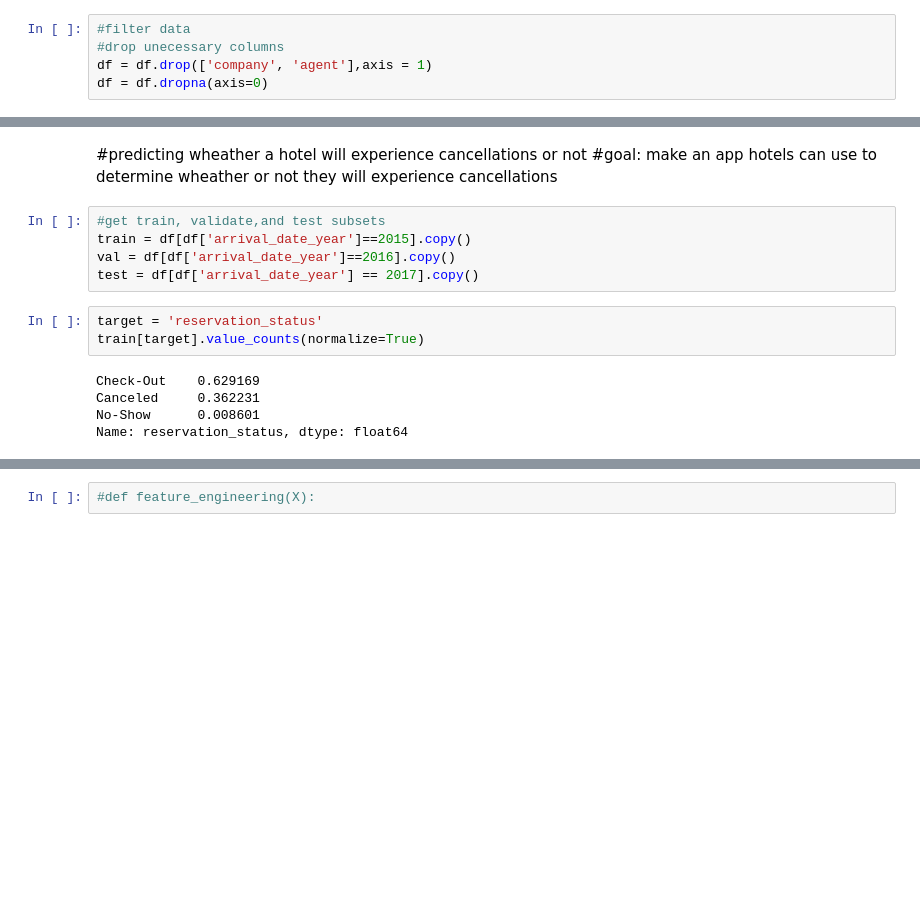
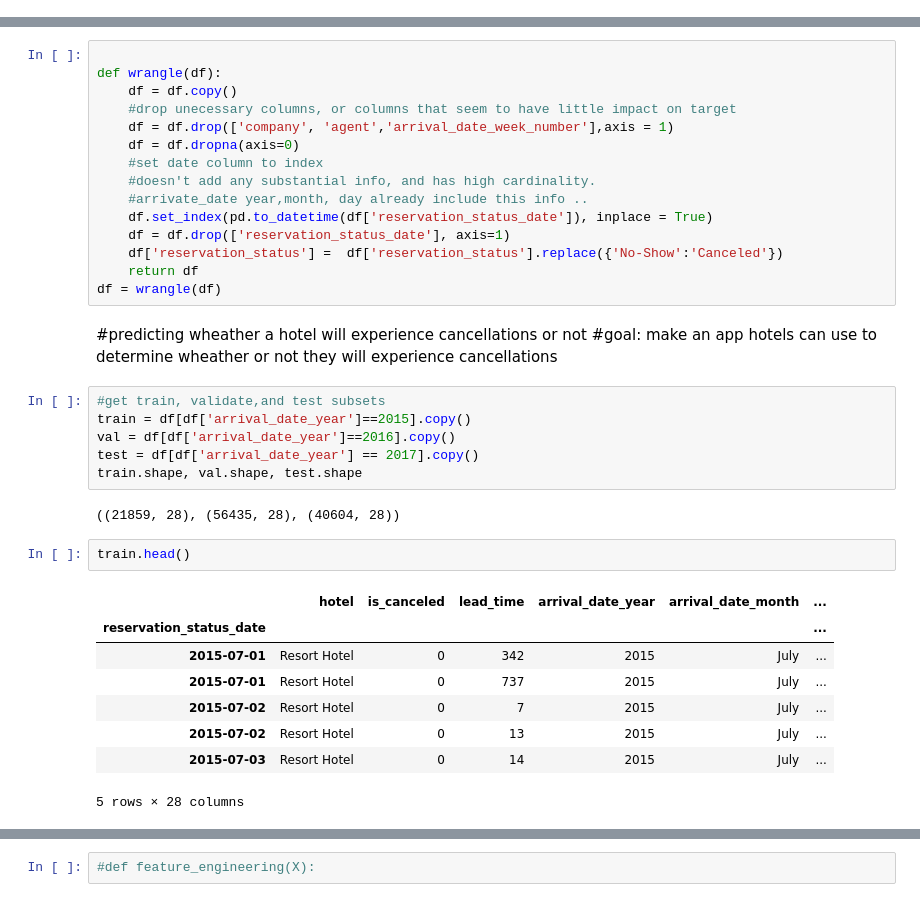
Before and after one commit to JonRivera/DS-Unit-2-Applied-Modeling, a Jupyter notebook: module1-define-ml-problems/LS_DS_231_assignment.ipynb, the cells around one changed output, grey strips where cells are left out. Drawn from its saved outputs; the diff is of its cells as text; blank space fills up the shorter version.

```diff
--- a/module1-define-ml-problems/LS_DS_231_assignment.ipynb
+++ b/module1-define-ml-problems/LS_DS_231_assignment.ipynb
@@ -97,5 +71,0 @@ Name: arrival_date_year, dtype: int64
-# %%
-#filter data
-#drop unecessary columns
-df = df.drop(['company', 'agent'],axis = 1)
-df = df.dropna(axis=0)
@@ -102,3 +83,18 @@ df = df.dropna(axis=0)
+# %%
+
+def wrangle(df):
+    df = df.copy()
+    #drop unecessary columns, or columns that seem to have little impact on target
+    df = df.drop(['company', 'agent','arrival_date_week_number'],axis = 1)
+    df = df.dropna(axis=0)
+    #set date column to index
+    #doesn't add any substantial info, and has high cardinality.
+    #arrivate_date year,month, day already include this info ..
+    df.set_index(pd.to_datetime(df['reservation_status_date']), inplace = True)
+    df = df.drop(['reservation_status_date'], axis=1)
+    df['reservation_status'] =  df['reservation_status'].replace({'No-Show':'Canceled'})
+    return df
+df = wrangle(df)
 # %% [markdown]
 #predicting wheather a hotel will experience cancellations or not
 #goal: make an app hotels can use to determine wheather or not they will experience cancellations
@@ -107,11 +103,17 @@ df = df.dropna(axis=0)
 train = df[df['arrival_date_year']==2015].copy()
 val = df[df['arrival_date_year']==2016].copy()
 test = df[df['arrival_date_year'] == 2017].copy()
+train.shape, val.shape, test.shape
+# %% [output]
+((21859, 28), (56435, 28), (40604, 28))
-# %%
-target = 'reservation_status'
-train[target].value_counts(normalize=True)
-# %% [output]
-Check-Out    0.629169
-Canceled     0.362231
-No-Show      0.008601
-Name: reservation_status, dtype: float64
+# %%
+train.head()
+# %% [output]
+|  | hotel | is_canceled | lead_time | arrival_date_year | arrival_date_month | ... |
+| reservation_status_date |  |  |  |  |  | ... |
+| 2015-07-01 | Resort Hotel | 0 | 342 | 2015 | July | ... |
+| 2015-07-01 | Resort Hotel | 0 | 737 | 2015 | July | ... |
+| 2015-07-02 | Resort Hotel | 0 | 7 | 2015 | July | ... |
+| 2015-07-02 | Resort Hotel | 0 | 13 | 2015 | July | ... |
+| 2015-07-03 | Resort Hotel | 0 | 14 | 2015 | July | ... |
+5 rows × 28 columns
```
Also changed, not shown: parts of 26 cells of this notebook, 2 other files.
